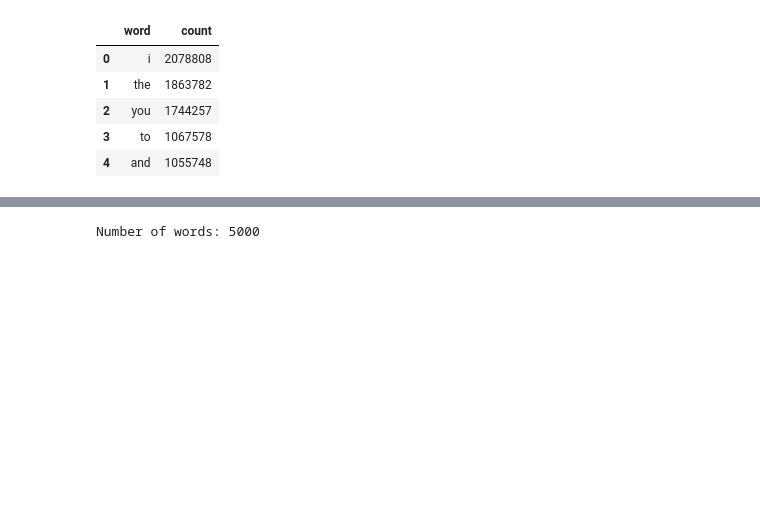
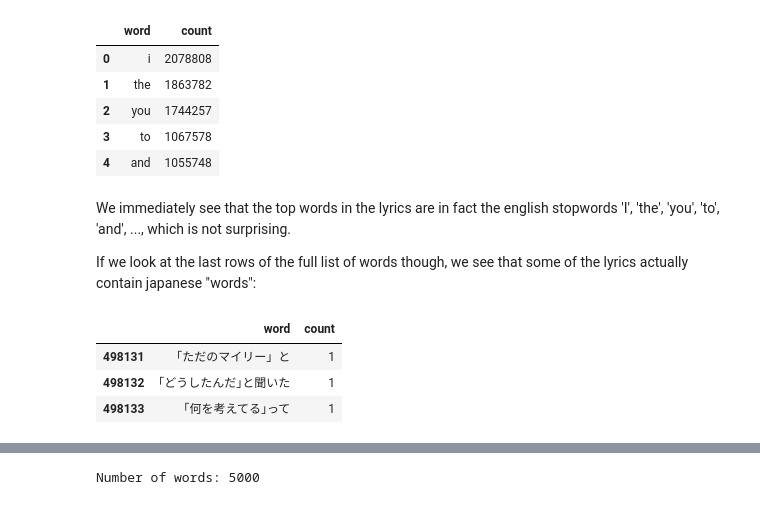
Before and after one commit to Piloumpicou/ADA-Unexpected-Match, a Jupyter notebook: project/MSD_subset.ipynb, the cells around one changed output, grey strips where cells are left out. Cells and saved outputs as stored; diff of their text form; code cells hidden in the pictures; blank space fills up the shorter version.

```diff
--- a/project/MSD_subset.ipynb
+++ b/project/MSD_subset.ipynb
@@ -997,7 +997,8 @@ http://labrosa.ee.columbia.edu/millionsong/sites/default/files/AdditionalFiles/f
 path_lyrics = './data/lyrics/'
 # %%
 # load the 'full_word_list.txt' file, containing all the words present in all the songs
-full_word_list = pd.read_csv(path_lyrics+'full_word_list.txt', skiprows=7, sep='<SEP>', header=None, engine='python')
+# use <encoding='utf-8-sig'> because of some weird oriental characters
+full_word_list = pd.read_csv(path_lyrics+'full_word_list.txt', skiprows=7, sep='<SEP>', header=None, engine='python', encoding='utf-8-sig')
 full_word_list.columns = ['word', 'count']
 
 print('Number of words:', len(full_word_list))
@@ -1010,3 +1011,14 @@ Number of words: 498134
 | 2 | you | 1744257 |
 | 3 | to | 1067578 |
 | 4 | and | 1055748 |
+# %% [markdown]
+We immediately see that the top words in the lyrics are in fact the english stopwords 'I', 'the', 'you', 'to', 'and', ..., which is not surprising.
+
+If we look at the last rows of the full list of words though, we see that some of the lyrics actually contain japanese "words":
+# %%
+full_word_list.tail(3)
+# %% [output]
+|  | word | count |
+| 498131 | ｢ただのマイリー」と | 1 |
+| 498132 | ｢どうしたんだ｣と聞いた | 1 |
+| 498133 | ｢何を考えてる｣って | 1 |
```
Also changed, not shown: parts of 13 cells of this notebook.
